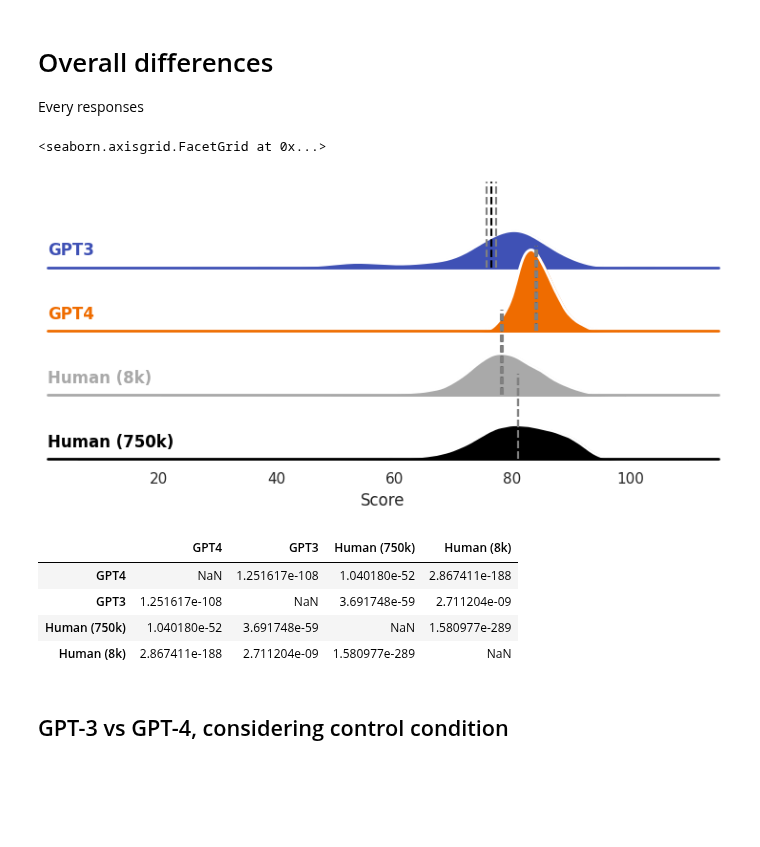
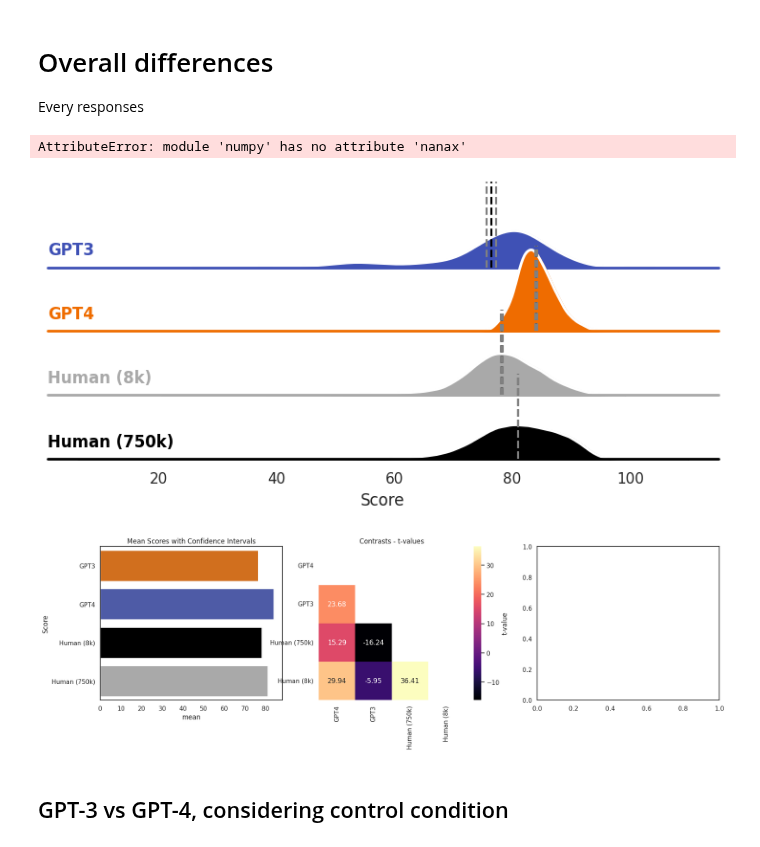
Before and after one commit to AntoineBellemare/DAT_GPT, a Jupyter notebook: scripts/visualization.ipynb, the cells around one changed output. Saved outputs shown, nothing was run; the diff lists cells and outputs as text; code cells hidden in the pictures; blank space fills up the shorter version.

Commit message:
adding heatmaps of contrasts

```diff
--- a/scripts/visualization.ipynb
+++ b/scripts/visualization.ipynb
@@ -202,42 +202,36 @@ g = sns.FacetGrid(results_df.loc[results_df['Strategy']=='Original instructions'
 
 # Draw the densities in a few steps
 g.map(sns.kdeplot, "Score",
       bw_adjust=1, clip_on=False,
       fill=True, alpha=1, linewidth=1.5)
 g.map(sns.kdeplot, "Score", clip_on=False, color="w", lw=2, bw_adjust=1)
 # passing color=None to refline() uses the hue mapping
 g.refline(y=0, linewidth=2, linestyle="-", color=None, clip_on=False)
 # Define and use a simple function to label the plot in axes coordinates
 def label(x, color, label):
     ax = plt.gca()
     ax.text(0, .2, label, fontweight="bold", color=color,
             ha="left", va="center", transform=ax.transAxes)
 g.map(label, "Score")
 mean_conf, pvals, tvals = analyze_results(results_df.loc[results_df['Strategy']=='Original instructions'], 'Model')
 # Add vertical lines for mean and confidence intervals
 for ax, model in zip(g.axes.flat, order):
     ax.axvline(mean_conf[mean_conf['Model'] == model]['mean'].values[0], color='black', linestyle='--')
     ax.axvline(mean_conf[mean_conf['Model'] == model]['ci_low'].values[0], color='gray', linestyle='--')
     ax.axvline(mean_conf[mean_conf['Model'] == model]['ci_high'].values[0], color='gray', linestyle='--')
 
 # Set the subplots to overlap
 g.figure.subplots_adjust(hspace=-.25)
 
 # Remove axes details that don't play well with overlap
 g.set_titles("")
 g.set(yticks=[], ylabel="")
 g.despine(bottom=True, left=True)
+create_heatmap(mean_conf, 'Model', tvals_table=tvals, pvals_table=pvals, pal=pal, order=order)
 # %% [output]
-<seaborn.axisgrid.FacetGrid at 0x...>
+AttributeError: module 'numpy' has no attribute 'nanax'
 [figure]
+[figure, added]
-# %%
-pvals
-# %% [output]
-|  | GPT4 | GPT3 | Human (750k) | Human (8k) |
-| GPT4 | NaN | 1.251617e-108 | 1.040180e-52 | 2.867411e-188 |
-| GPT3 | 1.251617e-108 | NaN | 3.691748e-59 | 2.711204e-09 |
-| Human (750k) | 1.040180e-52 | 3.691748e-59 | NaN | 1.580977e-289 |
-| Human (8k) | 2.867411e-188 | 2.711204e-09 | 1.580977e-289 | NaN |
 # %% [markdown]
 ## GPT-3 vs GPT-4, considering control condition
 # %%
```
Also changed, not shown: parts of 6 cells of this notebook, 1 other file.
